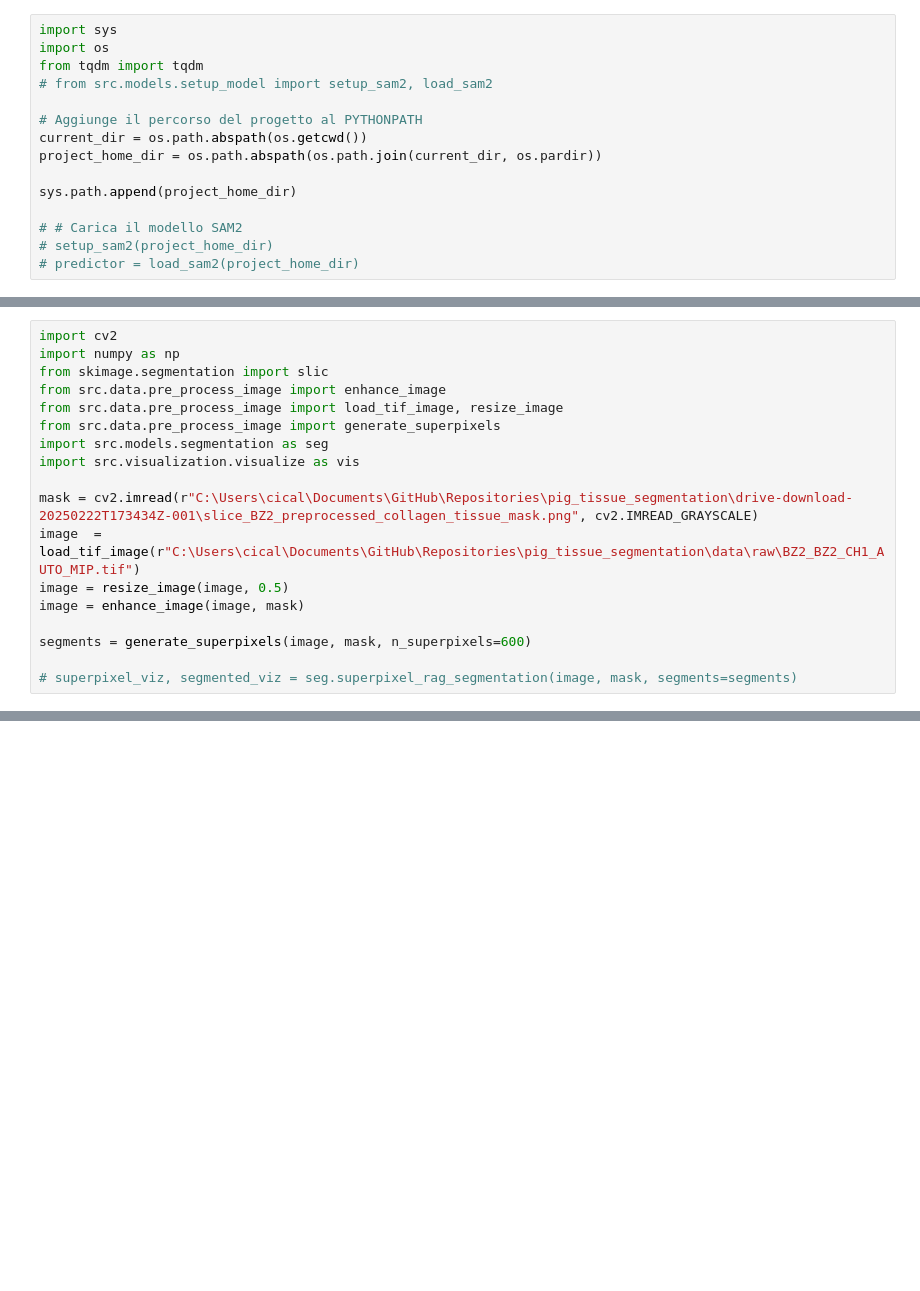
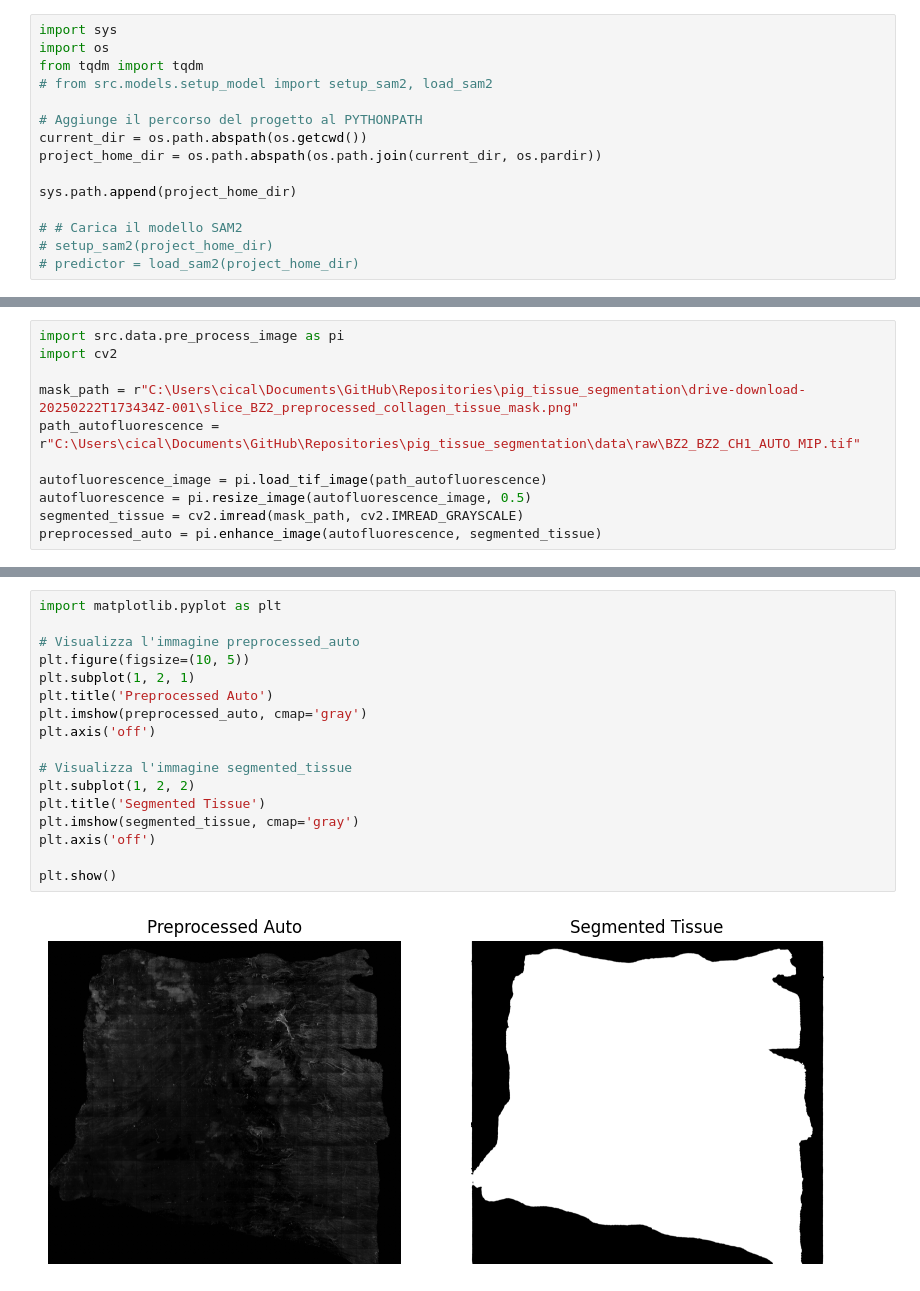
Before and after one commit to vincenzocivale/pig_tissue_segmentation, a Jupyter notebook: notebooks/main.ipynb, the cells around one changed output, grey strips where cells are left out. Drawn from its saved outputs; the diff is of its cells as text; blank space fills up the shorter version.

Commit message:
fix: enhance binary mask creation and streamline superpixel segmentation process

```diff
--- a/notebooks/main.ipynb
+++ b/notebooks/main.ipynb
@@ -63,18 +40,11 @@ def superpixel_clustering_segmentation(gray,  segments, n_clusters=2):
 # %%
+import src.data.pre_process_image as pi
 import cv2
-import numpy as np
-from skimage.segmentation import slic
-from src.data.pre_process_image import enhance_image
-from src.data.pre_process_image import load_tif_image, resize_image
-from src.data.pre_process_image import generate_superpixels
-import src.models.segmentation as seg
-import src.visualization.visualize as vis
 
-mask = cv2.imread(r"C:\Users\cical\Documents\GitHub\Repositories\pig_tissue_segmentation\drive-download-20250222T173434Z-001\slice_BZ2_preprocessed_collagen_tissue_mask.png", cv2.IMREAD_GRAYSCALE)
-image  = load_tif_image(r"C:\Users\cical\Documents\GitHub\Repositories\pig_tissue_segmentation\data\raw\BZ2_BZ2_CH1_AUTO_MIP.tif")
-image = resize_image(image, 0.5)
-image = enhance_image(image, mask)
+mask_path = r"C:\Users\cical\Documents\GitHub\Repositories\pig_tissue_segmentation\drive-download-20250222T173434Z-001\slice_BZ2_preprocessed_collagen_tissue_mask.png"
+path_autofluorescence = r"C:\Users\cical\Documents\GitHub\Repositories\pig_tissue_segmentation\data\raw\BZ2_BZ2_CH1_AUTO_MIP.tif"
 
-segments = generate_superpixels(image, mask, n_superpixels=600)
-
-# superpixel_viz, segmented_viz = seg.superpixel_rag_segmentation(image, mask, segments=segments)
+autofluorescence_image = pi.load_tif_image(path_autofluorescence)
+autofluorescence = pi.resize_image(autofluorescence_image, 0.5)
+segmented_tissue = cv2.imread(mask_path, cv2.IMREAD_GRAYSCALE)
+preprocessed_auto = pi.enhance_image(autofluorescence, segmented_tissue)
@@ -135,0 +51,19 @@ plt.show()
+# %%
+import matplotlib.pyplot as plt
+
+# Visualizza l'immagine preprocessed_auto
+plt.figure(figsize=(10, 5))
+plt.subplot(1, 2, 1)
+plt.title('Preprocessed Auto')
+plt.imshow(preprocessed_auto, cmap='gray')
+plt.axis('off')
+
+# Visualizza l'immagine segmented_tissue
+plt.subplot(1, 2, 2)
+plt.title('Segmented Tissue')
+plt.imshow(segmented_tissue, cmap='gray')
+plt.axis('off')
+
+plt.show()
+# %% [output]
+[figure, added]
```
Also changed, not shown: parts of 10 cells of this notebook, 2 other files.
